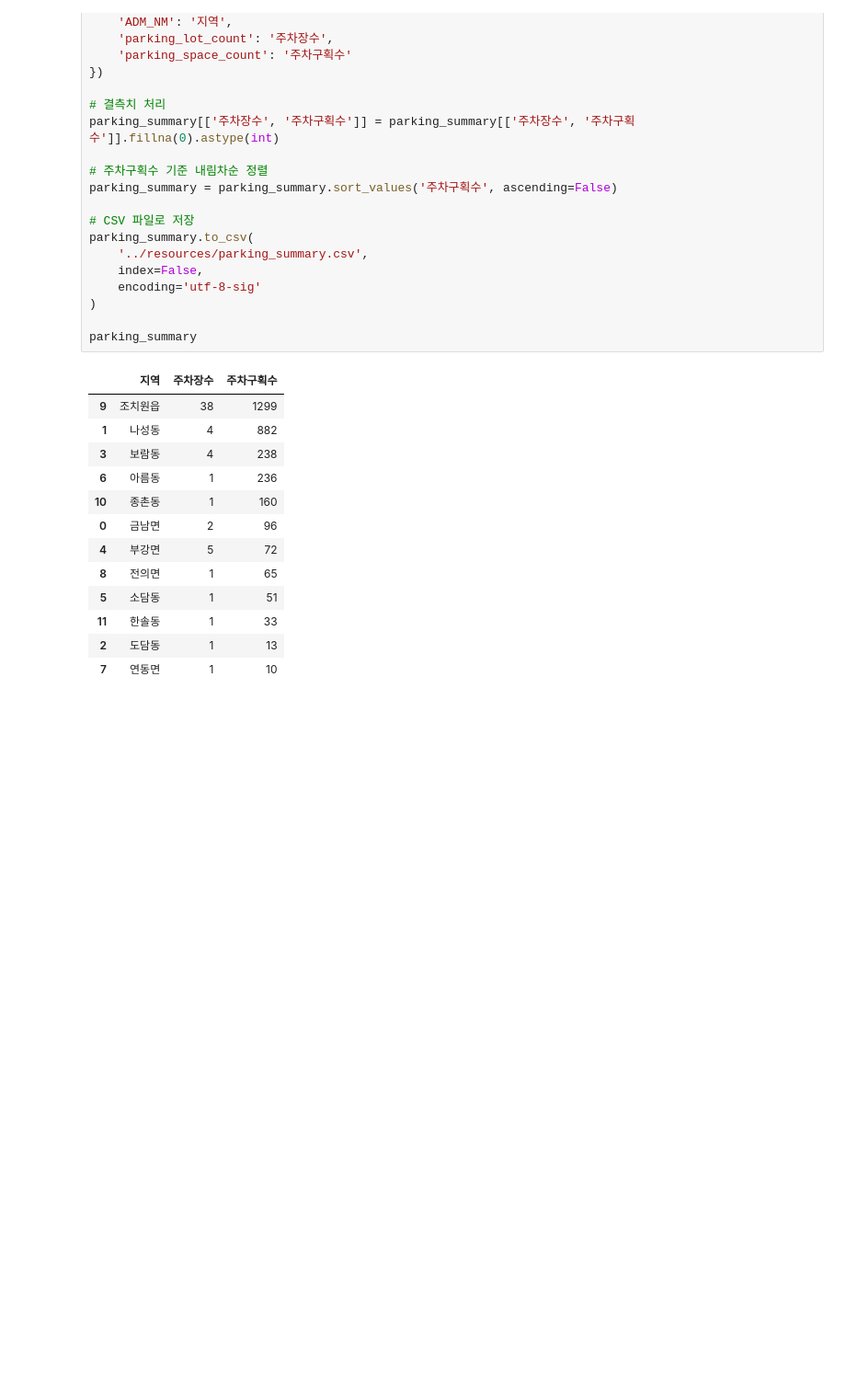
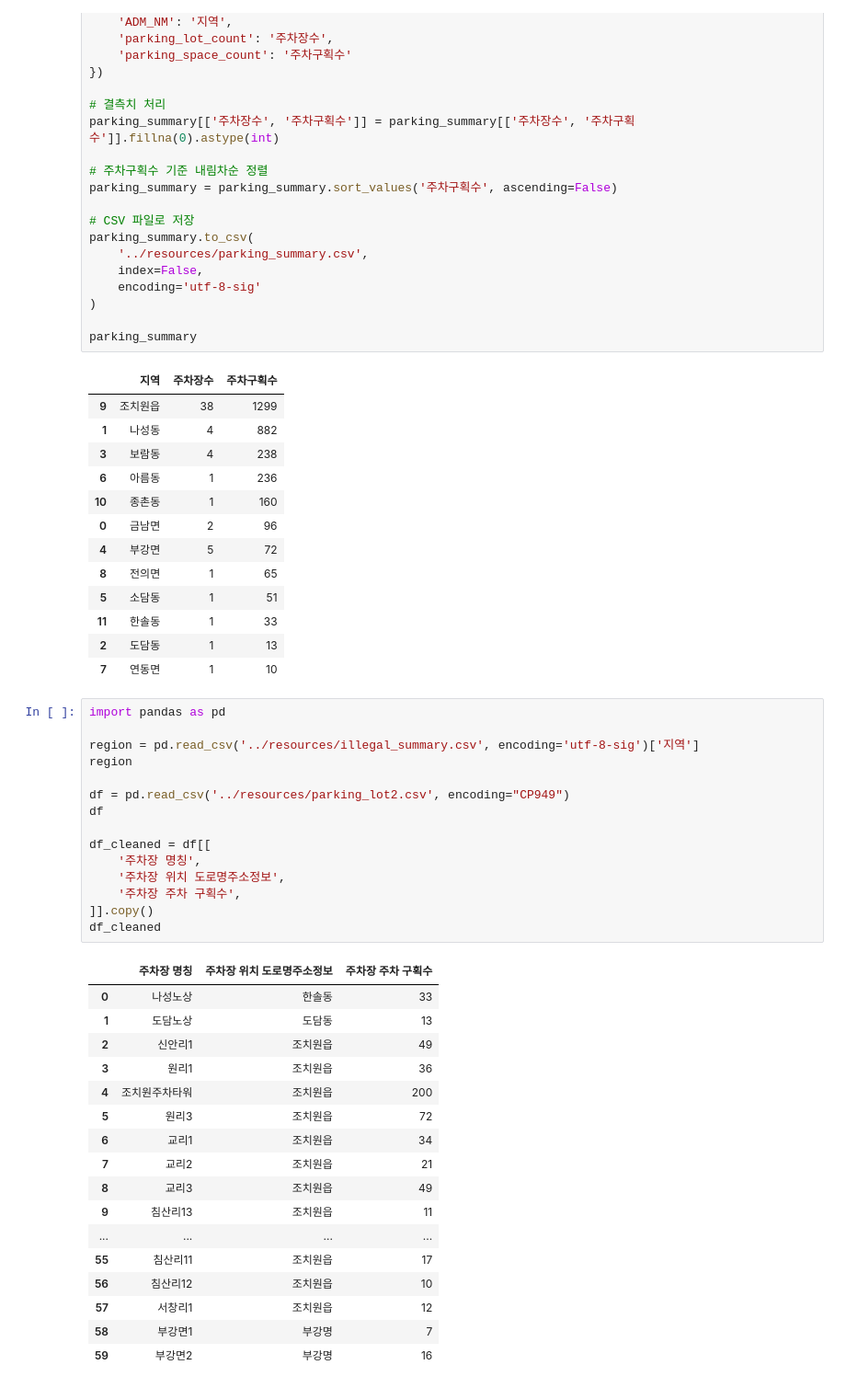
Before and after one commit to social-intelligence-team1/social-intelligence-project, a Jupyter notebook: main/parking_lot.ipynb, the cells around one changed output. Shown at 92% size. Cells and saved outputs as stored; diff of their text form; blank space fills up the shorter version.

```diff
--- a/main/parking_lot.ipynb
+++ b/main/parking_lot.ipynb
@@ -305,3 +305,36 @@ parking_summary
 | 11 | 한솔동 | 1 | 33 |
 | 2 | 도담동 | 1 | 13 |
 | 7 | 연동면 | 1 | 10 |
+# %%
+import pandas as pd
+
+region = pd.read_csv('../resources/illegal_summary.csv', encoding='utf-8-sig')['지역']
+region
+
+df = pd.read_csv('../resources/parking_lot2.csv', encoding="CP949")
+df
+
+df_cleaned = df[[
+    '주차장 명칭',
+    '주차장 위치 도로명주소정보',
+    '주차장 주차 구획수',
+]].copy()
+df_cleaned
+# %% [output]
+|  | 주차장 명칭 | 주차장 위치 도로명주소정보 | 주차장 주차 구획수 |
+| 0 | 나성노상 | 한솔동 | 33 |
+| 1 | 도담노상 | 도담동 | 13 |
+| 2 | 신안리1 | 조치원읍 | 49 |
+| 3 | 원리1 | 조치원읍 | 36 |
+| 4 | 조치원주차타워 | 조치원읍 | 200 |
+| 5 | 원리3 | 조치원읍 | 72 |
+| 6 | 교리1 | 조치원읍 | 34 |
+| 7 | 교리2 | 조치원읍 | 21 |
+| 8 | 교리3 | 조치원읍 | 49 |
+| 9 | 침산리13 | 조치원읍 | 11 |
+| ... | ... | ... | ... |
+| 55 | 침산리11 | 조치원읍 | 17 |
+| 56 | 침산리12 | 조치원읍 | 10 |
+| 57 | 서창리1 | 조치원읍 | 12 |
+| 58 | 부강면1 | 부강명 | 7 |
+| 59 | 부강면2 | 부강명 | 16 |
```
Also changed, not shown: parts of 4 cells of this notebook, 7 other files.
